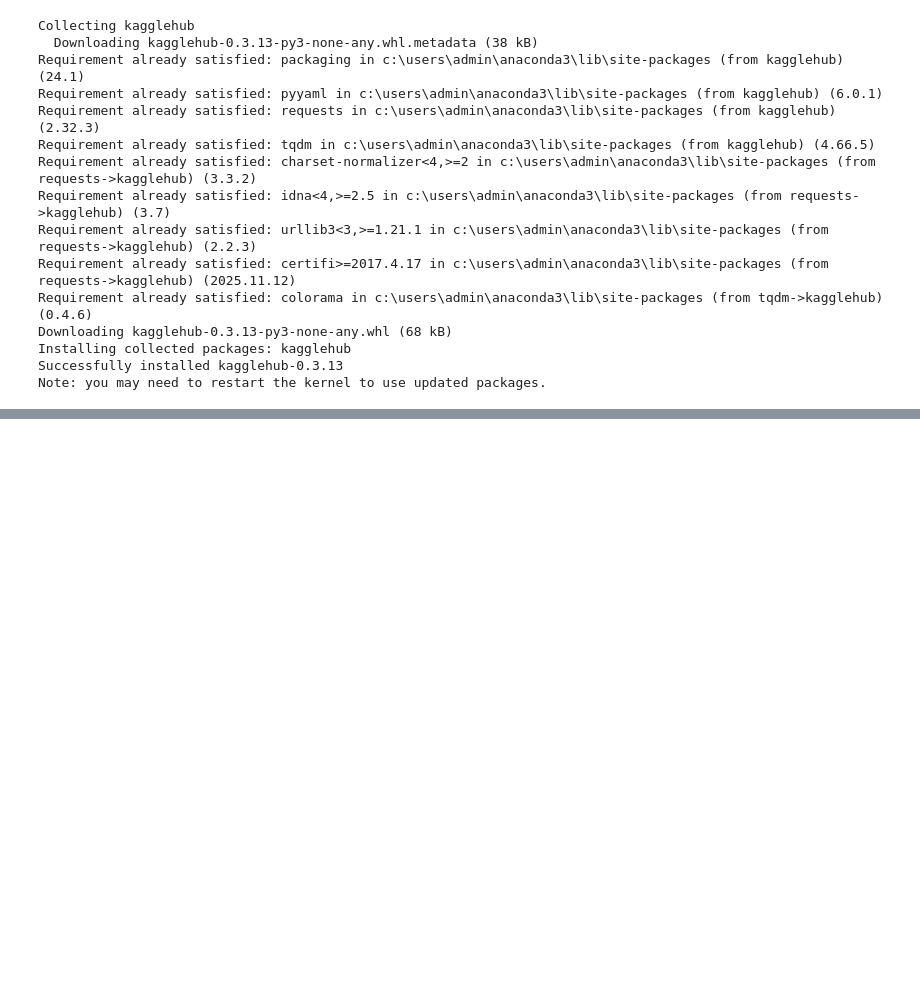
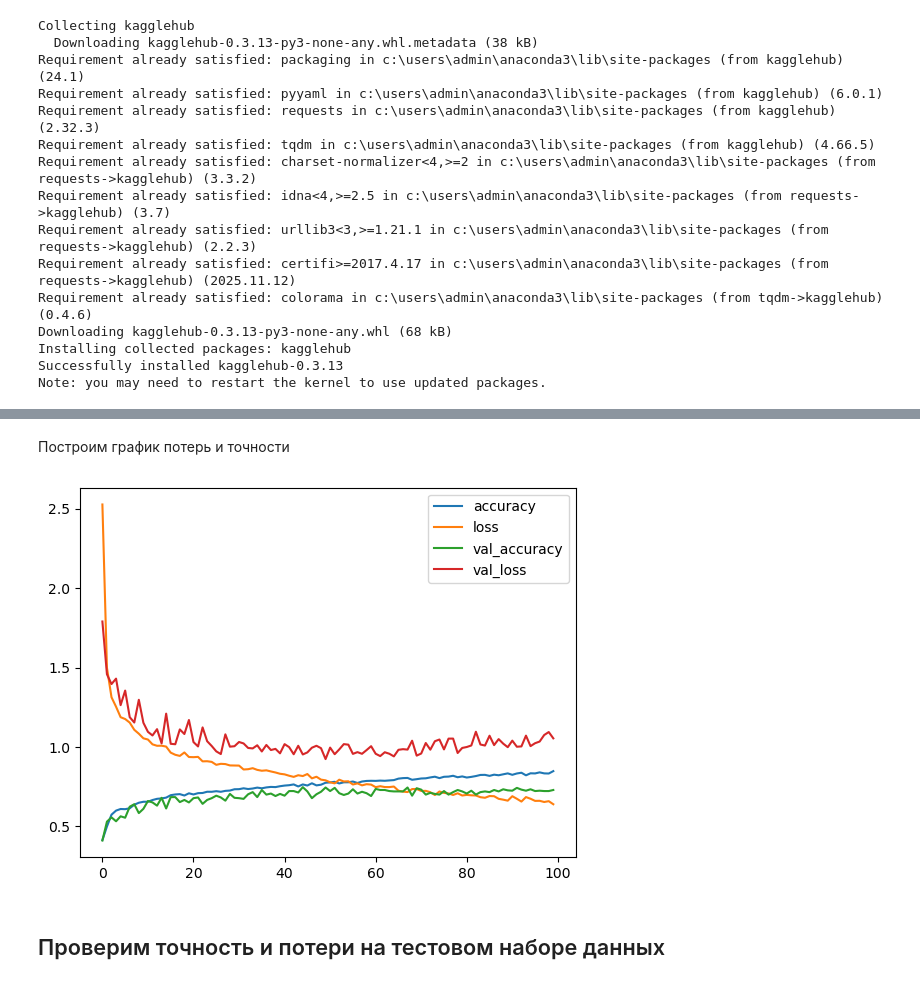
Before and after one commit to maxi7665/IAD, a Jupyter notebook: lab3/lab3.ipynb, the cells around one changed output, grey strips where cells are left out. Drawn from its saved outputs; the diff is of its cells as text; code cells hidden in the pictures; blank space fills up the shorter version.

```diff
--- a/lab3/lab3.ipynb
+++ b/lab3/lab3.ipynb
@@ -57,0 +120,25 @@ y = data.target
+# %%
+from keras.preprocessing import image_dataset_from_directory
+import tensorflow as tf
+
+data_dir = path + "\\flowers"
+
+# читаем датасет из папки: тренировочный и валидационный
+train_ds, val_ds = image_dataset_from_directory(
+    data_dir,
+    image_size=(150, 150),
+    batch_size=32, # пакеты по 32 изображения - мини-пакетное обучение
+    label_mode='categorical',
+    validation_split=0.2, # 20% под валидационный датасет
+    subset="both",
+    seed=seed
+)
+
+batches = tf.data.experimental.cardinality(val_ds)
+
+# разделяем валидационный датасет на тестовый и валидационный)
+test_ds = val_ds.take(batches // 2)
+val_ds = val_ds.skip(batches // 2)
+
+print(f"{tf.data.experimental.cardinality(val_ds).numpy()} for validation")
+print(f"{tf.data.experimental.cardinality(test_ds).numpy()} for test")
@@ -57,0 +244,6 @@ y = data.target
+# %%
+history = model.fit(
+    train_ds,
+    validation_data=val_ds,
+    #steps_per_epoch=50,
+    epochs=100)
@@ -57,0 +268,11 @@ y = data.target
+# %% [markdown]
+Построим график потерь и точности
+# %%
+import pandas as pd
+import matplotlib.pyplot as plt
+pd.DataFrame(history.history).plot()
+plt.show()
+# %% [output]
+[figure, added]
+# %% [markdown]
+## Проверим точность и потери на тестовом наборе данных
```
Also changed, not shown: parts of 17 cells of this notebook.
